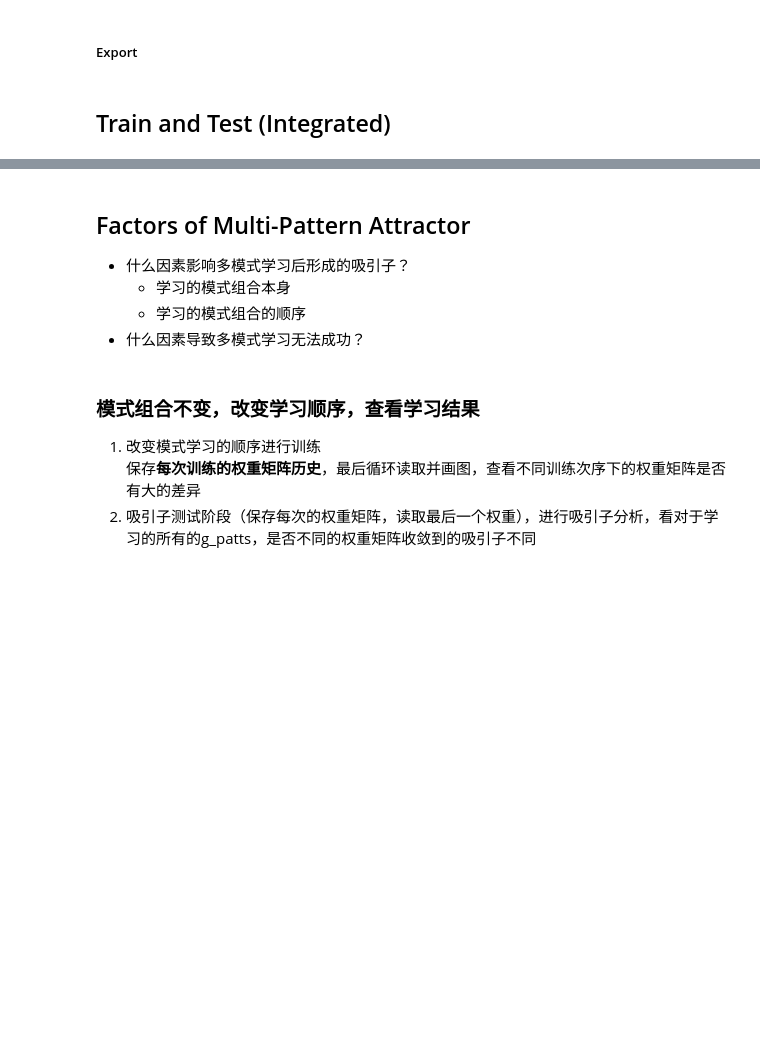
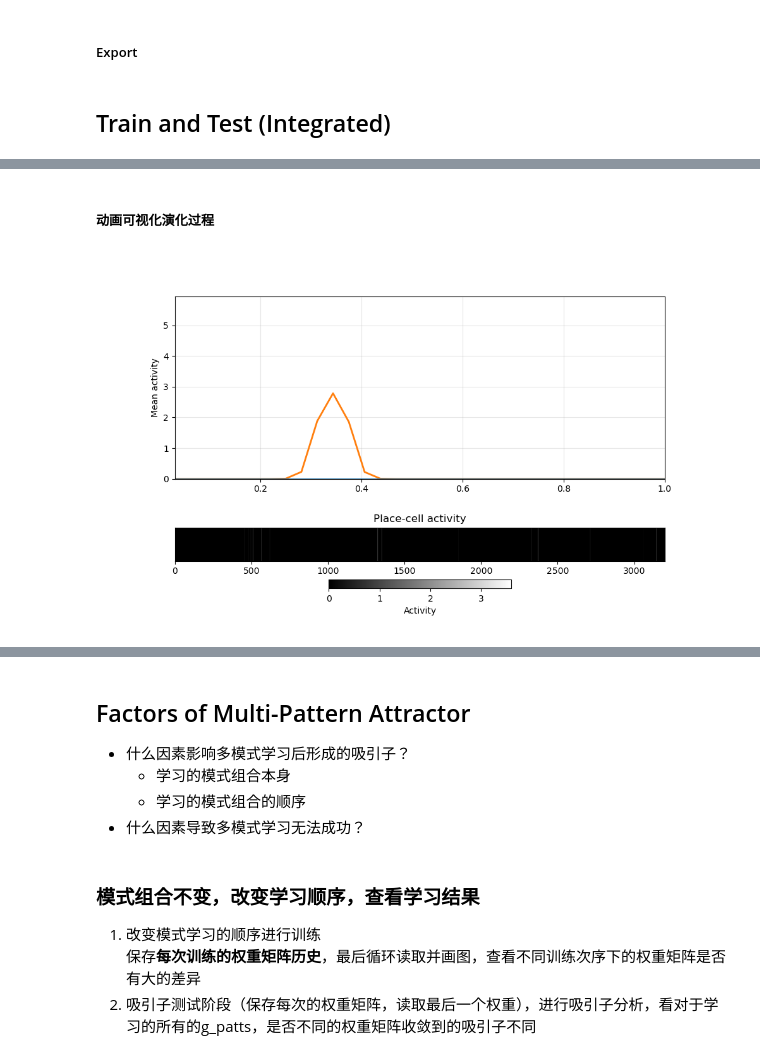
Before and after one commit to navbrainlab/VH-inspired-Reasoning-Model, a Jupyter notebook: Place-Grid-Loop/grid-place_Mul-P-learning.ipynb, the cells around one changed output, grey strips where cells are left out. Drawn from its saved outputs; the diff is of its cells as text; code cells hidden in the pictures; blank space fills up the shorter version.

```diff
--- a/Place-Grid-Loop/grid-place_Mul-P-learning.ipynb
+++ b/Place-Grid-Loop/grid-place_Mul-P-learning.ipynb
@@ -2462,0 +2501,2 @@ Wgp_L1, Wgp_L2 = train_place_grid_feedback(
+# %% [markdown]
+##### 动画可视化演化过程
@@ -2462,0 +2624,71 @@ Wgp_L1, Wgp_L2 = train_place_grid_feedback(
+# %%
+%matplotlib widget
+n = 3
+r_all = s_batch_all[:,:, n].copy().T
+r_place = p_batch_all[:,:, n].copy().T
+r_all.shape
+# Animation: mean grid activity (top) and place-cell heatmap (bottom)
+x_axis = np.asarray(x_prefs).squeeze()
+time_values = (
+    time_axis if 'time_axis' in globals() and len(time_axis) == r_all.shape[1]
+    else time_steps if 'time_steps' in globals() and len(time_steps) == r_all.shape[1]
+    else np.arange(r_all.shape[1]) * (dt if 'dt' in globals() else 1.0)
+)
+
+mean_init = r_all[:, 0].reshape(2,N,-1).mean(axis=0)
+place_init = r_place[:, 0]
+y_max_line = np.max(r_all[:, :]) * 1.05
+# %%
+
+%matplotlib widget
+fig, (ax_top, ax_bottom) = plt.subplots(2, 1, figsize=(10, 6), gridspec_kw={'height_ratios': [3, 1], 'hspace': 0.4})
+ax_top.plot(x_axis, g_org_i, color='tab:orange', lw=2, label='g_org for p_org')
+line_mean, = ax_top.plot(x_axis, mean_init, color='tab:blue', lw=2)
+ax_top.set_xlim(x_axis.min(), x_axis.max())
+ax_top.set_ylim(0, y_max_line if y_max_line > 0 else 1)
+ax_top.set_ylabel('Mean activity')
+ax_top.grid(True, alpha=0.3)
+
+im = ax_bottom.imshow(
+    place_init[None, :],
+    aspect='auto',
+    cmap='gray',
+    vmin=0,
+    vmax=max(place_init.max(), 1e-9),
+    extent=[0, Nh, 0, 1],
+)
+ax_bottom.set_yticks([])
+ax_bottom.set_xlabel('Place cell index')
+ax_bottom.set_title('Place-cell activity')
+
+cbar = fig.colorbar(im, ax=ax_bottom, orientation='horizontal', pad=0.3, fraction=0.15)
+cbar.set_label('Activity')
+
+def update(frame_idx):
+    left_activity = r_all[:N, frame_idx]
+    right_activity = r_all[N:, frame_idx]
+    mean_activity = (left_activity + right_activity) / 2
+    # mean_activity = r_all[:N, frame_idx]
+    line_mean.set_ydata(mean_activity)
+    ax_top.set_title(f'g_org{i}Mean grid activity (t={time_values[frame_idx]:.4f}s)')
+
+    place_vec = r_place[:, frame_idx]
+    im.set_data(place_vec[None, :])
+    vmax = max(place_vec.max(), 1e-9)
+    im.set_clim(0, vmax)
+    cbar.update_normal(im)
+    return line_mean, im
+
+frame_step = max(1, r_all.shape[1] // 400)
+activity_anim = FuncAnimation(
+    fig,
+    update,
+    frames=range(0, r_all.shape[1], frame_step),
+    interval=60,
+    blit=False,
+    repeat=True,
+)
+plt.tight_layout()
+plt.show()
+# %% [output]
+[figure, added]
```
Also changed, not shown: parts of 33 cells of this notebook, 3 other files.
